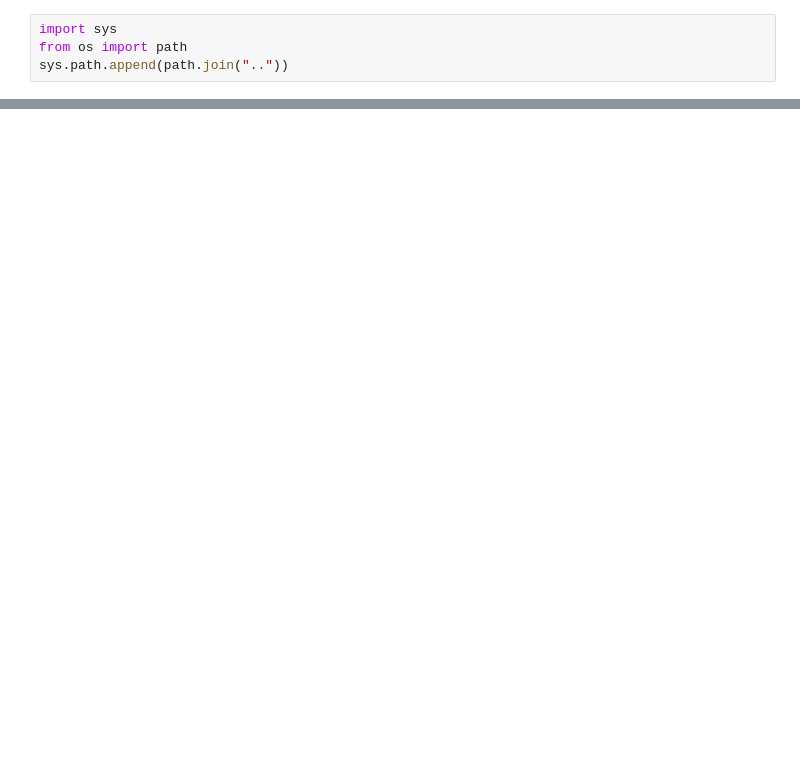
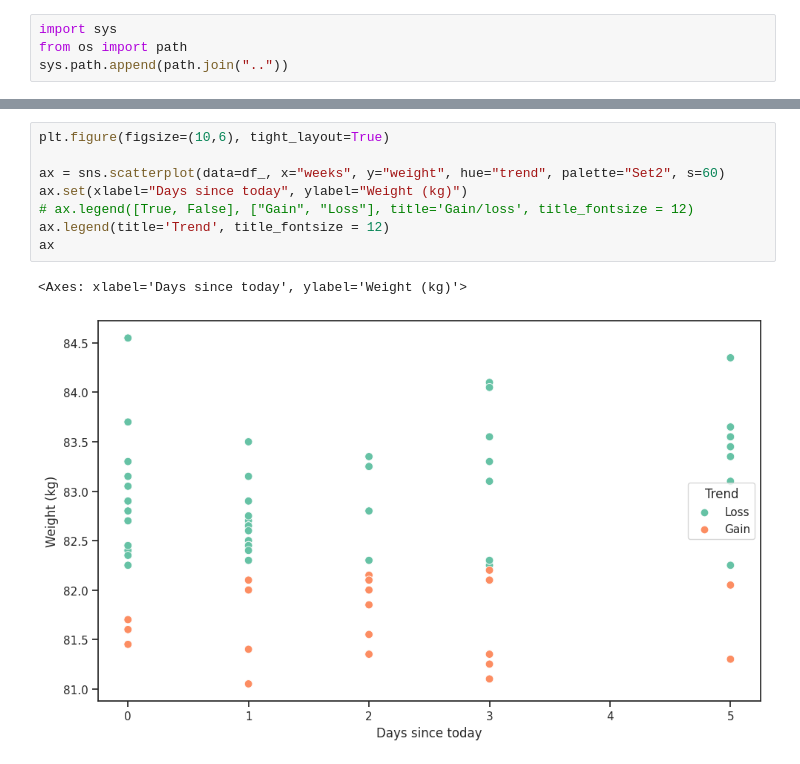
Before and after one commit to pohy/mi-scale-2, a Jupyter notebook: experiments/plots.ipynb, the cells around one changed output, grey strips where cells are left out. Saved outputs shown, nothing was run; the diff lists cells and outputs as text; blank space fills up the shorter version.

```diff
--- a/experiments/plots.ipynb
+++ b/experiments/plots.ipynb
@@ -66,0 +56,11 @@ Text(0, 0.5, 'Weight (kg)')
+# %%
+plt.figure(figsize=(10,6), tight_layout=True)
+
+ax = sns.scatterplot(data=df_, x="weeks", y="weight", hue="trend", palette="Set2", s=60)
+ax.set(xlabel="Days since today", ylabel="Weight (kg)")
+# ax.legend([True, False], ["Gain", "Loss"], title='Gain/loss', title_fontsize = 12)
+ax.legend(title='Trend', title_fontsize = 12)
+ax
+# %% [output]
+<Axes: xlabel='Days since today', ylabel='Weight (kg)'>
+[figure, added]
```
Also changed, not shown: parts of 13 cells of this notebook, 8 other files.
